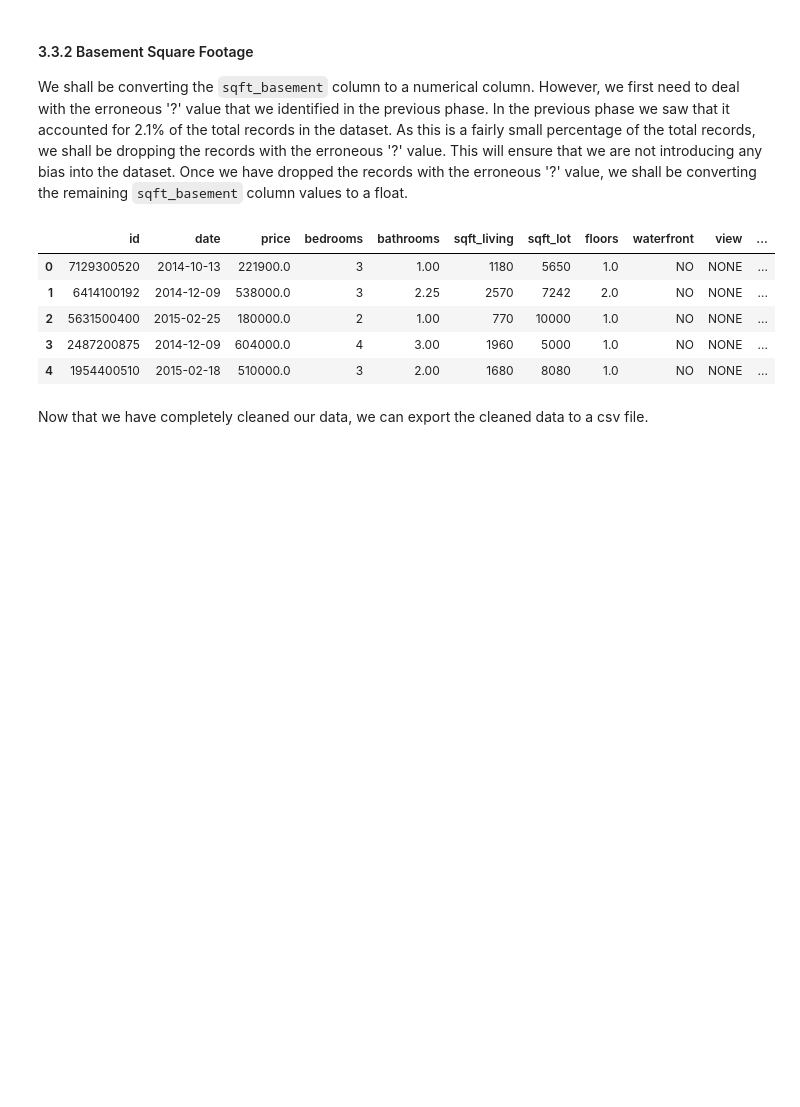
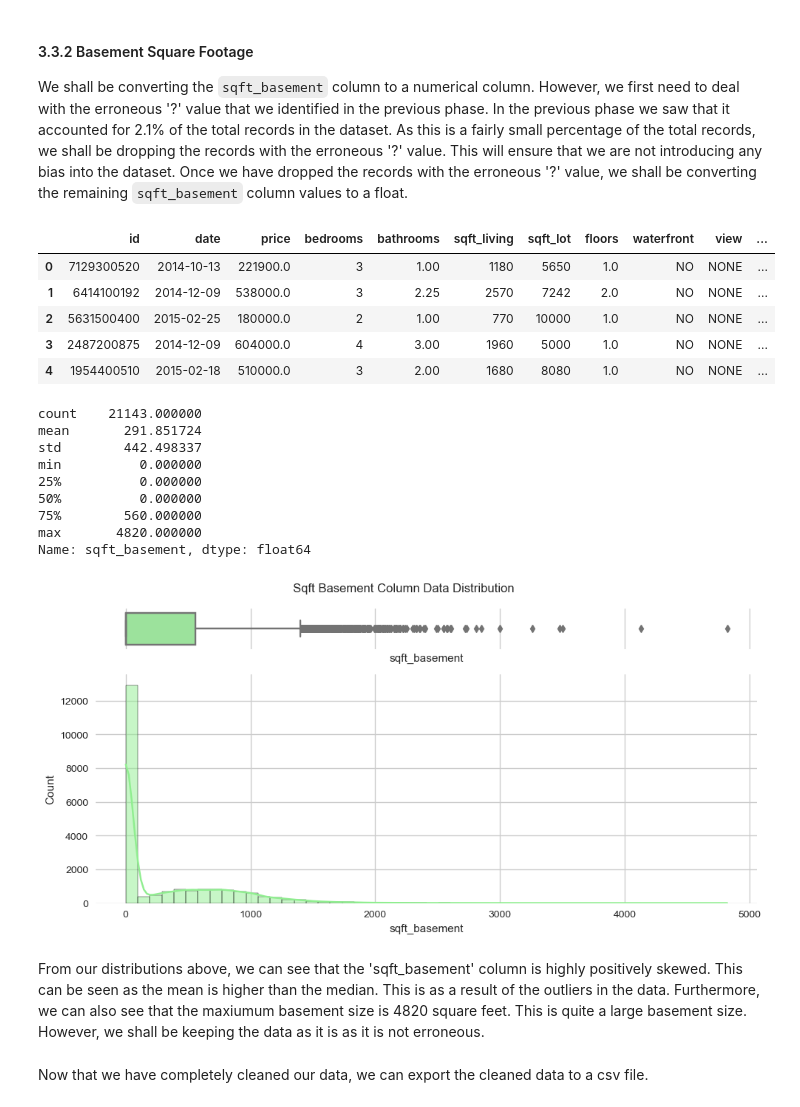
Before and after one commit to ctrl-Karugu/King-County-House-Sales-Analysis, a Jupyter notebook: notebooks/index.ipynb, the cells around one changed output. Cells and saved outputs as stored; diff of their text form; code cells hidden in the pictures; blank space fills up the shorter version.

```diff
--- a/notebooks/index.ipynb
+++ b/notebooks/index.ipynb
@@ -338,10 +354,12 @@ There are 15 Numerical Columns in the dataset that we shall be analysing:
 # %%
 # Fuction that describes the statistics of the data
 def describe_data(df, col):
+    ''' Returns the statistics of a column in a dataframe '''
     print(df[col].describe())
 
 # Function to plot the histogram, kde and boxplot of the data
 def plot_distribution(df, col, title, bins_=10):
+    ''' Plots the distribution of a column in a dataframe as a histogram, kde and boxplot '''
     # creating a figure composed of two matplotlib.Axes objects (ax_box and ax_hist)
     f, (ax_box, ax_hist) = plt.subplots(2, sharex=True, gridspec_kw={"height_ratios": (.15, .85)}, figsize=(10, 5))
 
@@ -847,6 +864,25 @@ data.head()
 | 2 | 5631500400 | 2015-02-25 | 180000.0 | 2 | 1.00 | 770 | 10000 | 1.0 | NO | NONE | ... |
 | 3 | 2487200875 | 2014-12-09 | 604000.0 | 4 | 3.00 | 1960 | 5000 | 1.0 | NO | NONE | ... |
 | 4 | 1954400510 | 2015-02-18 | 510000.0 | 3 | 2.00 | 1680 | 8080 | 1.0 | NO | NONE | ... |
+# %%
+# We can also visualize the data distribution of the 'sqft_basement' column
+describe_data(data, 'sqft_basement')
+
+# Plot the visualisation
+plot_distribution(data, 'sqft_basement', 'Sqft Basement Column Data Distribution', 50)
+# %% [output]
+count    21143.000000
+mean       291.851724
+std        442.498337
+min          0.000000
+25%          0.000000
+50%          0.000000
+75%        560.000000
+max       4820.000000
+Name: sqft_basement, dtype: float64
+[figure, added]
+# %% [markdown]
+From our distributions above, we can see that the 'sqft_basement' column is highly positively skewed. This can be seen as the mean is higher than the median. This is as a result of the outliers in the data. Furthermore, we can also see that the maxiumum basement size is 4820 square feet. This is quite a large basement size. However, we shall be keeping the data as it is as it is not erroneous.
 # %% [markdown]
 Now that we have completely cleaned our data, we can export the cleaned data to a csv file.
 # %%
```
Also changed, not shown: parts of 8 cells of this notebook.
